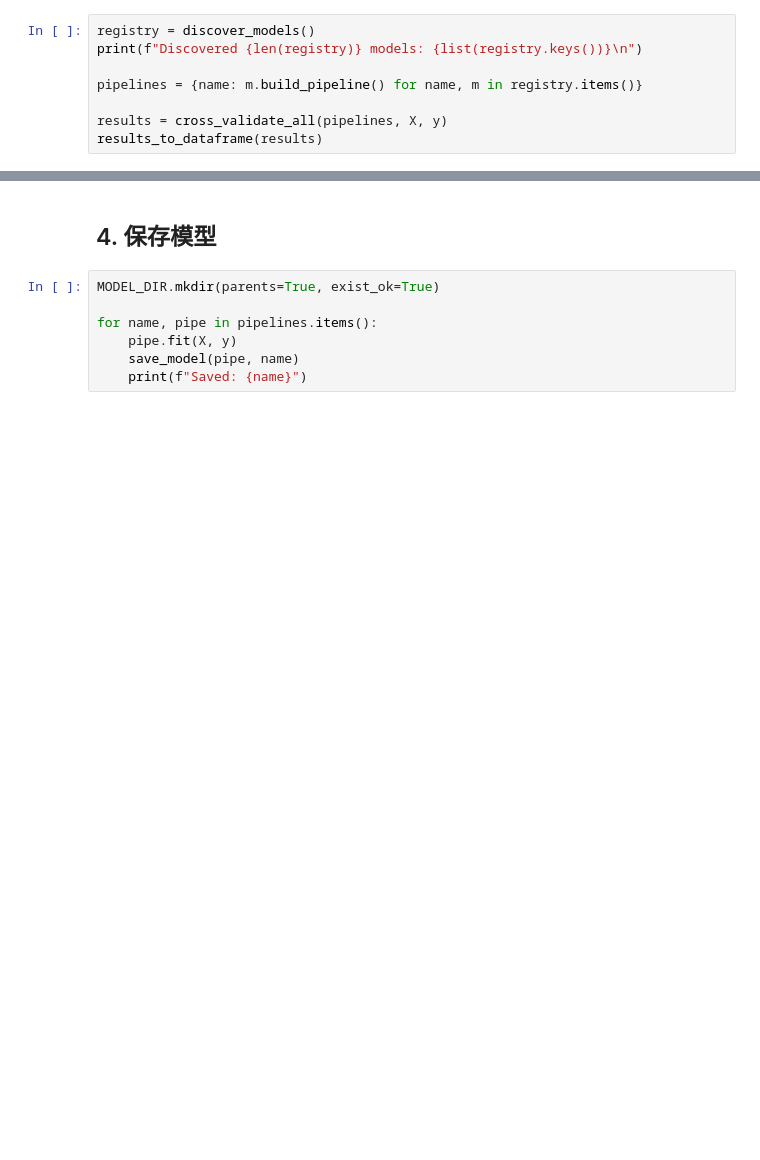
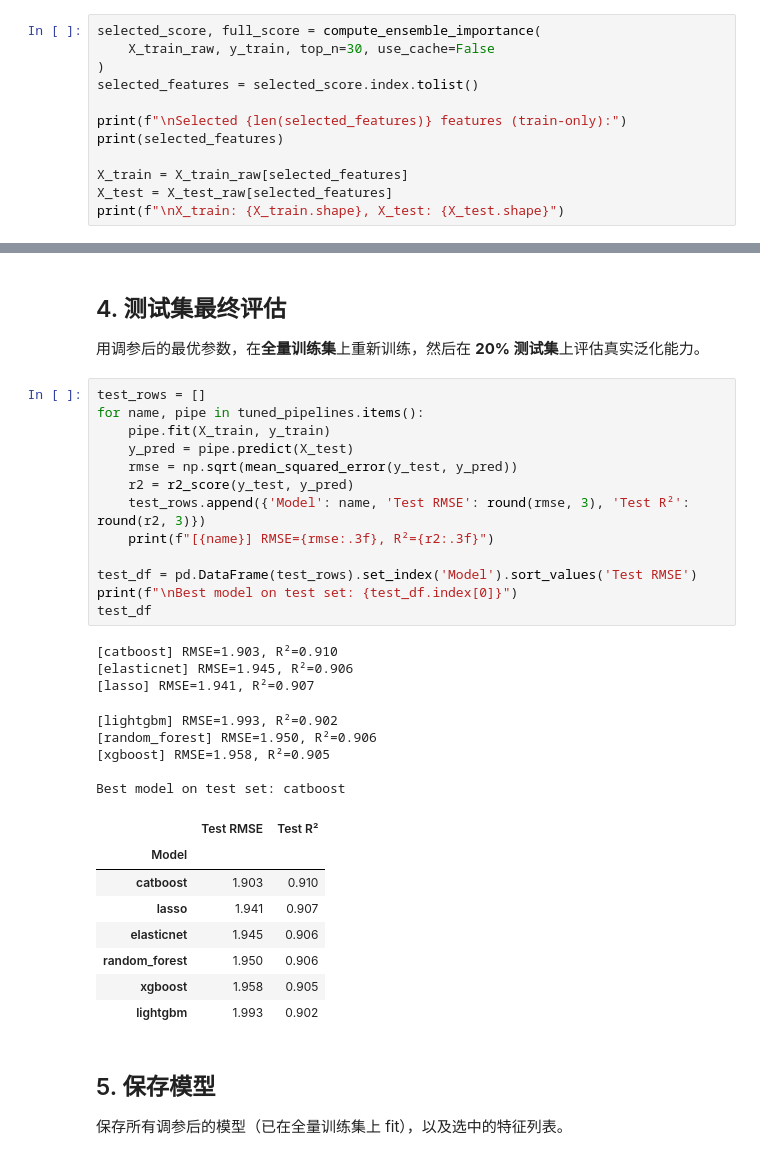
Before and after one commit to zhang-dot-dev/weather-forecast, a Jupyter notebook: notebooks/03_modeling.ipynb, the cells around one changed output, grey strips where cells are left out. Saved outputs shown, nothing was run; the diff lists cells and outputs as text; blank space fills up the shorter version.

```diff
--- a/notebooks/03_modeling.ipynb
+++ b/notebooks/03_modeling.ipynb
@@ -32,8 +59,12 @@ print(f"Features: {list(X.columns)}")
 # %%
-registry = discover_models()
-print(f"Discovered {len(registry)} models: {list(registry.keys())}\n")
+selected_score, full_score = compute_ensemble_importance(
+    X_train_raw, y_train, top_n=30, use_cache=False
+)
+selected_features = selected_score.index.tolist()
 
-pipelines = {name: m.build_pipeline() for name, m in registry.items()}
+print(f"\nSelected {len(selected_features)} features (train-only):")
+print(selected_features)
 
-results = cross_validate_all(pipelines, X, y)
-results_to_dataframe(results)
+X_train = X_train_raw[selected_features]
+X_test = X_test_raw[selected_features]
+print(f"\nX_train: {X_train.shape}, X_test: {X_test.shape}")
@@ -65,9 +150,38 @@ else:
 # %% [markdown]
-## 4. 保存模型
+## 4. 测试集最终评估
+
+用调参后的最优参数，在**全量训练集**上重新训练，然后在 **20% 测试集**上评估真实泛化能力。
 # %%
-MODEL_DIR.mkdir(parents=True, exist_ok=True)
+test_rows = []
+for name, pipe in tuned_pipelines.items():
+    pipe.fit(X_train, y_train)
+    y_pred = pipe.predict(X_test)
+    rmse = np.sqrt(mean_squared_error(y_test, y_pred))
+    r2 = r2_score(y_test, y_pred)
+    test_rows.append({'Model': name, 'Test RMSE': round(rmse, 3), 'Test R²': round(r2, 3)})
+    print(f"[{name}] RMSE={rmse:.3f}, R²={r2:.3f}")
 
-for name, pipe in pipelines.items():
-    pipe.fit(X, y)
-    save_model(pipe, name)
-    print(f"Saved: {name}")
+test_df = pd.DataFrame(test_rows).set_index('Model').sort_values('Test RMSE')
+print(f"\nBest model on test set: {test_df.index[0]}")
+test_df
+# %% [output]
+[catboost] RMSE=1.903, R²=0.910
+[elasticnet] RMSE=1.945, R²=0.906
+[lasso] RMSE=1.941, R²=0.907
+[lightgbm] RMSE=1.993, R²=0.902
+[random_forest] RMSE=1.950, R²=0.906
+[xgboost] RMSE=1.958, R²=0.905
+
+Best model on test set: catboost
+|  | Test RMSE | Test R² |
+| Model |  |  |
+| catboost | 1.903 | 0.910 |
+| lasso | 1.941 | 0.907 |
+| elasticnet | 1.945 | 0.906 |
+| random_forest | 1.950 | 0.906 |
+| xgboost | 1.958 | 0.905 |
+| lightgbm | 1.993 | 0.902 |
+# %% [markdown]
+## 5. 保存模型
+
+保存所有调参后的模型（已在全量训练集上 fit），以及选中的特征列表。
```
Also changed, not shown: parts of 9 cells of this notebook, 6 other files.
